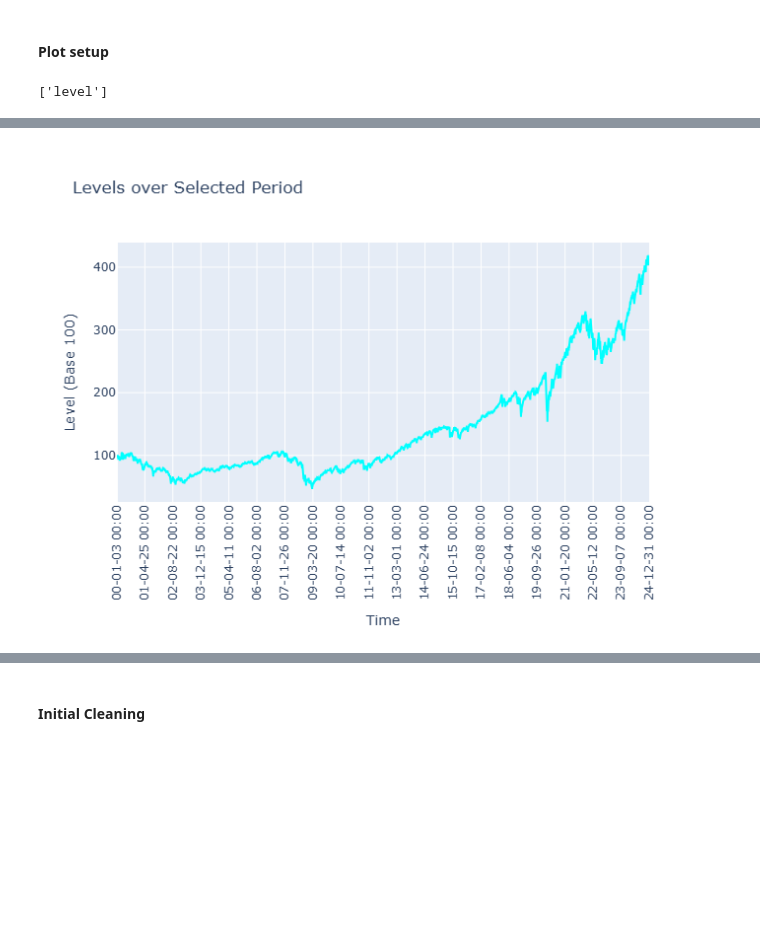
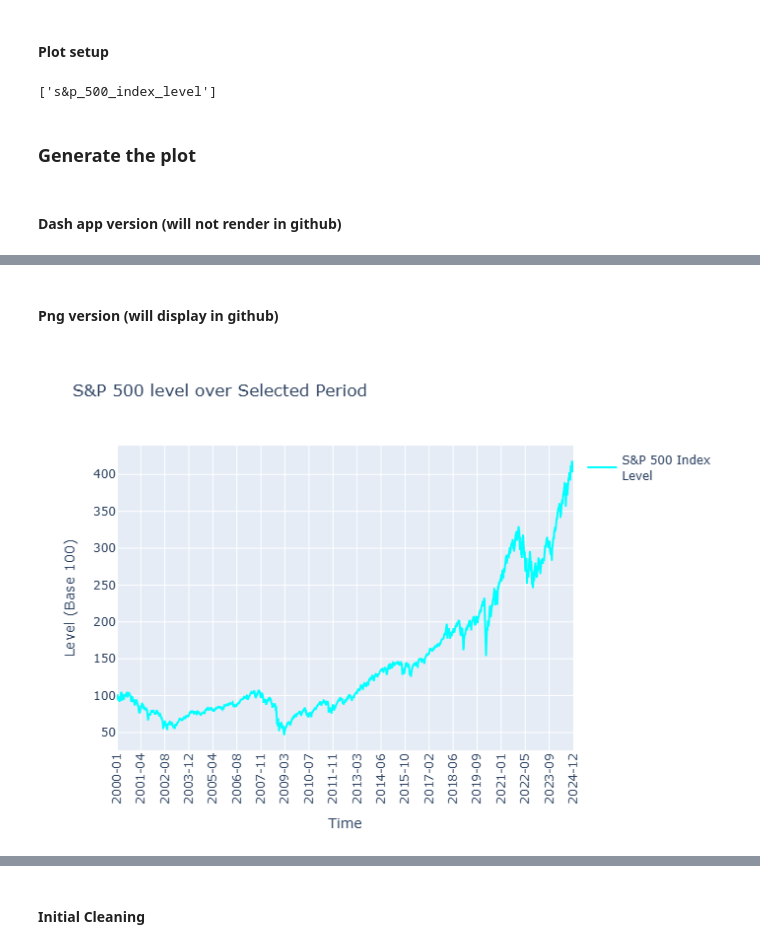
Before and after one commit to danielhalm1407/Risk-Control-Using-a-Bayesian-Joint-Quantile-Time-Series-Model-For-Asset-Returns, a Jupyter notebook: notebooks/NB01_Backtest_Interday_working.ipynb, the cells around one changed output, grey strips where cells are left out. Drawn from its saved outputs; the diff is of its cells as text; code cells hidden in the pictures; blank space fills up the shorter version.

Commit message:
add slightly cleaner hardcode plotting into working notebook

```diff
--- a/notebooks/NB01_Backtest_Interday_working.ipynb
+++ b/notebooks/NB01_Backtest_Interday_working.ipynb
@@ -117,35 +126,2 @@ sp500_interday
 # %% [markdown]
 ## Add new columns
-# %%
-def get_returns(df: pd.DataFrame) -> pd.DataFrame:
-    """
-    Calculate returns and technical indicators for the given DataFrame.
-    Args:
-        df (pd.DataFrame): DataFrame containing stock data with 'open' and 'close' columns.
-    Returns:
-        pd.DataFrame: DataFrame with additional columns for returns and technical indicators.
-    """
-    # Calculate the inter-day returns in logs
-    df.loc[1:, 'day_return'] = np.log(df['level'].values[1:] / df['level'].values[:-1])
-
-    # Calclulate the inter-day returns in discrete returns
-    #df['day_return'] = df['level'].pct_change()
-
-    # Add a 'total_day_return' column which is the cumulative return under log returns
-    df['total_day_return'] = df['day_return'].cumsum()
-    # convert to an effective total return as if it were discrete returns
-    df['total_day_return'] = np.exp(df['total_day_return']) - 1
-
-    # Add a 'total_day_return' column which is the cumulative return under discrete returns
-    #df['total_day_return'] = (1 + df['day_return']).cumprod() - 1
-
-    # Add a total_base_return column which is the cumulative return under base returns discrete returns
-    df['total_base_return'] = (1+df['base_return']).cumprod() - 1
-
-    # Add a 'total_val_wgt_ret_w_div' column which is the cumulative return under volume weighted returns with dividends
-    df['total_val_wgt_ret_w_div'] = (1 + df['val_wgt_ret_w_div']).cumprod() - 1
-
-
-    return df
-
-sp500_interday = get_returns(sp500_interday)
@@ -269,8 +187,8 @@ time_labels = label_df_filtered['time_label'].tolist()
 # Specify the correct columns that we want to plot:
 # all the columns that have 'level' in their name
 
-level_cols = ["level"]
+level_cols = ["s&p_500_index_level"]
 
 level_cols
 # %% [output]
-['level']
+['s&p_500_index_level']
@@ -282,2 +195,6 @@ levels_colour_map = gen.run()          # or gen.run(); colour_map_values = gen.c
+# %% [markdown]
+### Generate the plot
+# %% [markdown]
+#### Dash app version (will not render in github)
 # %%
 # enter those parameters into the dash app that creates the plot
@@ -295,16 +213,20 @@ dash_app = LevelDashApp(sp500_interday, cfg)
 dash_app.run(debug=True)
 # %% [output]
 [interactive output not drawn]
+# %% [markdown]
+#### Png version (will display in github)
 # %%
 fig = dta.make_level_figure(
     df=sp500_interday,
     cols_of_interest=level_cols,
     reindex=True,
-    figure_title="Levels over Selected Period",
-    fig_height=800,
+    x_tick_label_mode="year_month",
+    title="Comparison of Levels",
+    figure_title="S&P 500 level over Selected Period",
+    fig_height=800
 )
 
 
 fig.show("png")
 # %% [output]
-[figure, old version]
+[figure, new version]
```
Also changed, not shown: parts of 75 cells of this notebook, 4 other files.
